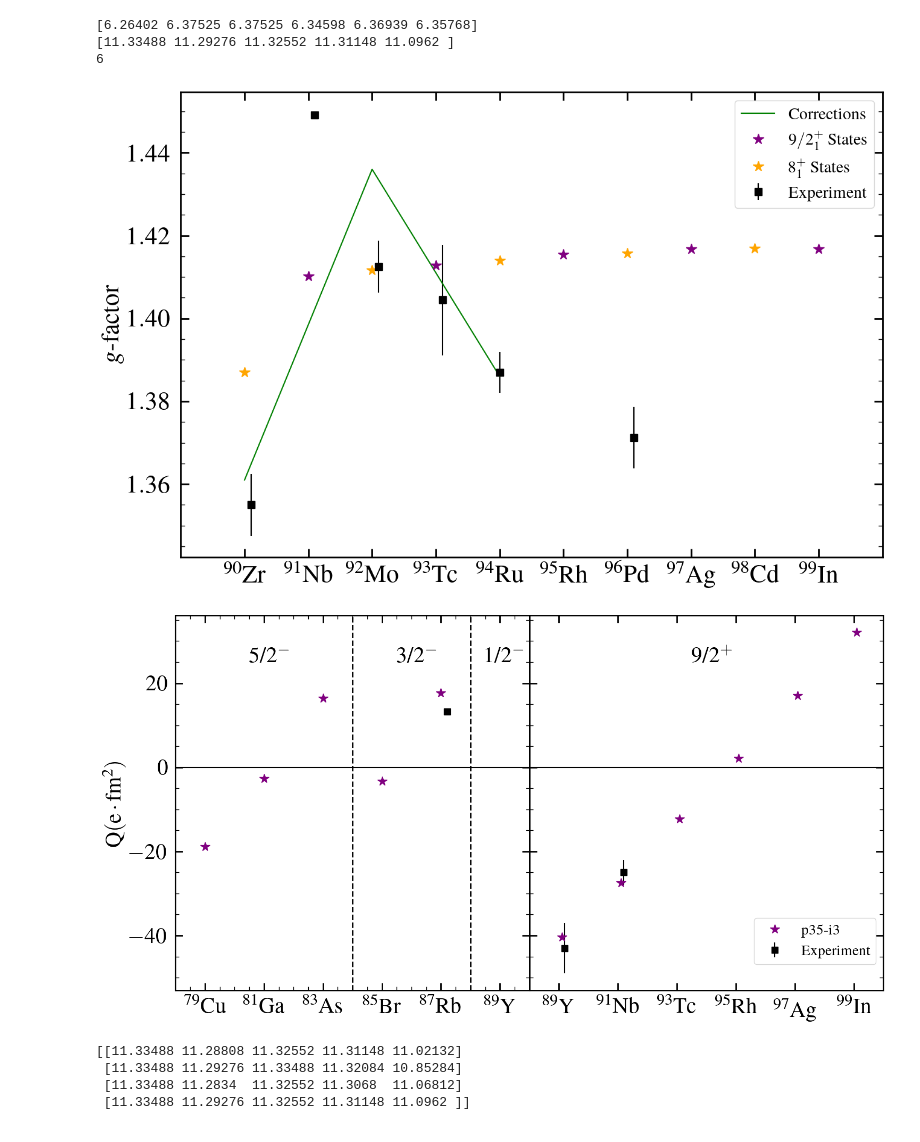
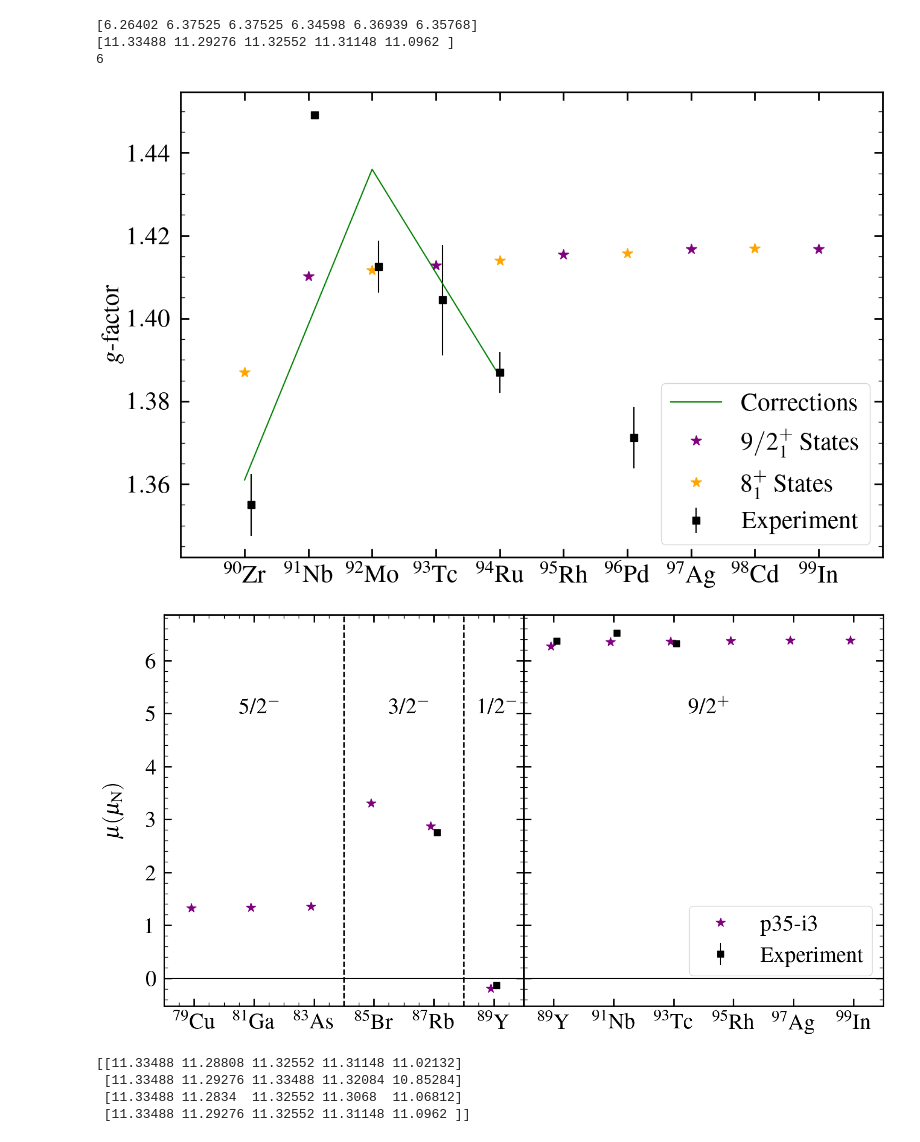
Before and after one commit to JordanPurcell/Research, a Jupyter notebook: plots/EM_properties.ipynb, the cells around one changed output. Cells and saved outputs as stored; diff of their text form; code cells hidden in the pictures.

Commit message:
Plot updates
Enlarged legends and separated points on mu and Q plots

```diff
--- a/plots/EM_properties.ipynb
+++ b/plots/EM_properties.ipynb
@@ -273,19 +273,19 @@ plt.xlim(89,100)
 plt.tick_params(which="major", direction="in", right=True, top=True, length=10, width=2, labelsize=30, pad=10)
 plt.tick_params(which="minor", direction="in", right=True, top=False, bottom=False, length=5, width=1, labelsize=20)
 ax.xaxis.get_major_ticks()[7].set_pad(4.5)
-plt.legend(fontsize=20)
+plt.legend(fontsize=30)
 plt.minorticks_on()
 plt.show()
 # %% [output]
-[figure, old version]
+[figure, new version]
 # %%
-#f, ax = plt.subplots(2,2, sharey='row', gridspec_kw={'width_ratios':[6,6]})
-f, ax = plt.subplots(2,2, sharex='col', sharey='row', gridspec_kw={'width_ratios':[6,6]})      # Switch to this one to isolate bottom plot
+f, ax = plt.subplots(2,2, sharey='row', gridspec_kw={'width_ratios':[6,6]})
+#f, ax = plt.subplots(2,2, sharex='col', sharey='row', gridspec_kw={'width_ratios':[6,6]})      # Switch to this one to isolate bottom plot
 f.set_figwidth(15)
 f.set_figheight(15)
 
-plt.setp(ax[1][0], xticks=odd_A, xticklabels=odd_ticks)                 # Change first index to isolate top/bottom plot
-plt.setp(ax[1][1], xticks=m9_A, xticklabels=m9_ticks)                   # ""
+plt.setp(ax[0][0], xticks=odd_A, xticklabels=odd_ticks)                 # Change first index to isolate top/bottom plot
+plt.setp(ax[0][1], xticks=m9_A, xticklabels=m9_ticks)                   # ""
 ax[0][0].tick_params(pad=10)
 ax[0][1].tick_params(pad=10)
 ax[0][0].set_xlim(78, 90)
@@ -302,9 +302,9 @@ ax[1][1].plot(xeven, np.zeros(len(xeven)), color='black', linestyle='solid')
 #ax[0][0].scatter([odd_A[i] - 0.1 for i in range(len(odd_A))], odd_dipoles[2], color='orange', s = 125, label='p35-i2', alpha=0.9)
 #ax[0][0].errorbar([odd_A[i] + 0.1 for i in range(len(odd_A))], odd_dipoles[3], yerr=[0.22, 0.22, 0.22, 0.22, 0.22, 0.22, 0.22, 0.22, 0.22, 0.22, 0.08],
                    # fmt='*', mfc='purple', mec='purple', ecolor='purple', ms=13, label='p35-i3')
-ax[0][0].errorbar([odd_A[i] + 0.1 for i in range(len(odd_A))], odd_dipoles[3],
+ax[0][0].errorbar([odd_A[i] - 0.1 for i in range(len(odd_A))], odd_dipoles[3],
                     fmt='*', mfc='purple', mec='purple', ecolor='purple', ms=13, label='p35-i3')
-ax[0][0].errorbar([87 + 0.2, 89 + 0.2, 91 + 0.2], [2.75131, -0.1374154, 6.521], yerr=[0.00012, 0.0000003, 0.002],
+ax[0][0].errorbar([87 + 0.1, 89 + 0.1, 91 + 0.1], [2.75131, -0.1374154, 6.521], yerr=[0.00012, 0.0000003, 0.002],
                     fmt='s', mfc='black', mec='black', ecolor='black', ms=8, label='Experiment')
 
 # the :10 for odd_Q is to not include the Q values for 89Y, which has no quadrupole moment in the 1/2 state
@@ -313,9 +313,9 @@ ax[0][0].errorbar([87 + 0.2, 89 + 0.2, 91 + 0.2], [2.75131, -0.1374154, 6.521],
 #ax[1][0].scatter(odd_A[:10], odd_Q[2][:10], color='orange', s = 125, label='p35-i2', alpha=0.9)
 #ax[1][0].errorbar(odd_A[:10], odd_Q[3][:10], yerr=[5, 5, 5, 5, 5, 5, 5, 5, 5, 5],
                     #fmt='*', mfc='purple', mec='purple', ecolor='purple', ms=13, label='p35-i3')
-ax[1][0].errorbar(odd_A[:10], odd_Q[3][:10],
+ax[1][0].errorbar(odd_A[:10] - np.array([0.1]*10), odd_Q[3][:10],
                     fmt='*', mfc='purple', mec='purple', ecolor='purple', ms=13, label='p35-i3')
-ax[1][0].errorbar([87 + 0.2, 91 + 0.2], [13.2, -25], yerr=[0.1, 3],
+ax[1][0].errorbar([87 + 0.1, 91 + 0.1], [13.2, -25], yerr=[0.1, 3],
                     fmt='s', mfc='black', mec='black', ecolor='black', ms=8, label='Experiment')
 
 #ax[0][1].scatter([m9_A[i] - 0.2 for i in range(len(m9_A))], odd_mu9[0], color='green', s = 125, label='jj44a', alpha=0.9)
@@ -323,9 +323,9 @@ ax[1][0].errorbar([87 + 0.2, 91 + 0.2], [13.2, -25], yerr=[0.1, 3],
 #ax[0][1].scatter([m9_A[i] - 0.1 for i in range(len(m9_A))], odd_mu9[2], color='orange', s = 125, label='p35-i2', alpha=0.9)
 #ax[0][1].errorbar([m9_A[i] + 0.1 for i in range(len(m9_A))], odd_mu9[3], yerr=[0.08, 0.08, 0.08, 0.08, 0.08, 0.08],
                    # fmt='*', mfc='purple', mec='purple', ecolor='purple', ms=13,label='p35-i3')
-ax[0][1].errorbar([m9_A[i] + 0.1 for i in range(len(m9_A))], odd_mu9[3],
+ax[0][1].errorbar([m9_A[i] - 0.1 for i in range(len(m9_A))], odd_mu9[3],
                     fmt='*', mfc='purple', mec='purple', ecolor='purple', ms=13,label='p35-i3')
-ax[0][1].errorbar([89 + 0.2, 91 + 0.2, 93 + 0.2], [6.37, 6.521, 6.32], yerr=[0.04, 0.002, 0.06],
+ax[0][1].errorbar([89 + 0.1, 91 + 0.1, 93 + 0.1], [6.37, 6.521, 6.32], yerr=[0.04, 0.002, 0.06],
                     fmt='s', mfc='black', mec='black', ecolor='black', ms=8, label='Experiment')
 
 #ax[1][1].scatter([m9_A[i] - 0.2 for i in range(len(m9_A))], odd_Q9[0], color='green', s = 125, label='jj44a', alpha=0.9)
@@ -333,49 +333,49 @@ ax[0][1].errorbar([89 + 0.2, 91 + 0.2, 93 + 0.2], [6.37, 6.521, 6.32], yerr=[0.0
 #ax[1][1].scatter([m9_A[i] - 0.1 for i in range(len(m9_A))], odd_Q9[2], color='orange', s = 125, label='p35-i2', alpha=0.9)
 #ax[1][1].errorbar([m9_A[i] + 0.1 for i in range(len(m9_A))], odd_Q9[3], yerr=[1.4, 1.4, 1.4, 1.4, 1.4, 1.4],
                     #fmt='*', mfc='purple', mec='purple', ecolor='purple', ms=13, label='p35-i3')
-ax[1][1].errorbar([m9_A[i] + 0.1 for i in range(len(m9_A))], odd_Q9[3],
+ax[1][1].errorbar([m9_A[i] - 0.1 for i in range(len(m9_A))], odd_Q9[3],
                     fmt='*', mfc='purple', mec='purple', ecolor='purple', ms=13, label='p35-i3')
-ax[1][1].errorbar([89 + 0.2, 91 + 0.2], [-43, -25], yerr=[6, 3],
+ax[1][1].errorbar([89 + 0.1, 91 + 0.1], [-43, -25], yerr=[6, 3],
                     fmt='s', mfc='black', mec='black', ecolor='black', ms=8, label='Experiment')
 
 ax[0][0].tick_params(axis="both", which="major", direction="in", left=True, right=True, top=True, length=10, width=2, labelsize=30)
 ax[0][0].tick_params(axis="both", which="minor", direction="in", right=True, top=True, length=5, width=1, labelsize=30)
 ax[1][0].tick_params(axis="both", which="major", direction="in", right=True, top=True, length=10, width=2, labelsize=30, pad=10)
 ax[1][0].tick_params(axis="both", which="minor", direction="in", right=True, top=True, length=5, width=1, labelsize=30)
 
 ax[0][1].tick_params(which="major", direction="in", right=True, top=True, length=10, width=2, labelsize=30)
 ax[0][1].tick_params(which="minor", direction="in", right=True, top=True, length=5, width=1, labelsize=30)
 ax[1][1].tick_params(which="major", direction="in", right=True, top=True, length=10, width=2, labelsize=30, pad=10)
 ax[1][1].tick_params(which="minor", direction="in", right=True, top=True, length=5, width=1, labelsize=30)
 ax[0][1].xaxis.get_major_ticks()[1].set_pad(5)       # This adjust only the 97Ag label because it's behaving badly
 
 ax[0][0].set_ylabel('$\mathrm{\mu(\mu_{N})}$', labelpad=30, fontsize=30)
 ax[1][0].set_ylabel('$\mathrm{Q(e \cdot fm^2)}$', fontsize=30)
 
 ax[0][0].axvline(x = 84, ymin = 0, ymax = 7, color = 'k', linewidth=2, ls='--')
 ax[0][0].axvline(x = 88, ymin = 0, ymax = 7, color = 'k', linewidth=2, ls='--')
 ax[0][0].axvline(x = 90, ymin = 0, ymax = 7, color = 'k', linewidth=2, ls='--')
 ax[1][0].axvline(x = 84, ymin = 0, ymax = 7, color = 'k', linewidth=2, ls='--')
 ax[1][0].axvline(x = 88, ymin = 0, ymax = 7, color = 'k', linewidth=2, ls='--')
 ax[1][0].axvline(x = 90, ymin = 0, ymax = 7, color = 'k', linewidth=2, ls='--')
 
-ax[1][0].text(80.5, 25, '5/2$^{-}$', fontsize = 30)          # Switch first index to isolate top/bottom plot
-ax[1][0].text(85.5, 25, '3/2$^{-}$', fontsize = 30)          # ""
-ax[1][0].text(88.5, 25, '1/2$^{-}$', fontsize = 30)          # ""
-ax[1][1].text(93.5, 25, '9/2$^{+}$', fontsize = 30)          # ""
+ax[0][0].text(80.5, 5, '5/2$^{-}$', fontsize = 30)          # Switch first index to isolate top/bottom plot
+ax[0][0].text(85.5, 5, '3/2$^{-}$', fontsize = 30)          # ""
+ax[0][0].text(88.5, 5, '1/2$^{-}$', fontsize = 30)          # ""
+ax[0][1].text(93.5, 5, '9/2$^{+}$', fontsize = 30)          # ""
 
-ax[0][0].set_visible(False)                # Option for isolating subplot
-ax[0][1].set_visible(False)
+ax[1][0].set_visible(False)                # Option for isolating subplot
+ax[1][1].set_visible(False)
 
 
 plt.tight_layout()
 plt.subplots_adjust(wspace=0, hspace=0)
 ax[0][0].minorticks_on()
 ax[1][0].minorticks_on()
-ax[1][1].legend(fontsize=20, bbox_to_anchor=(1, 0.05), loc="lower right").set_alpha(1)          # Toggle first index to isolate top/bottom plot
+ax[0][1].legend(fontsize=30, bbox_to_anchor=(1, 0.05), loc="lower right").set_alpha(1)          # Toggle first index to isolate top/bottom plot
 plt.show()
 # %% [output]
-[figure, old version]
+[figure, new version]
 # %%
 mu_i3_6plus = [8.31391, 8.46106, 8.47682, 8.49259, 8.50310]
 print(even_mu8)
```
Also changed, not shown: parts of 2 cells of this notebook, 4 other files.
